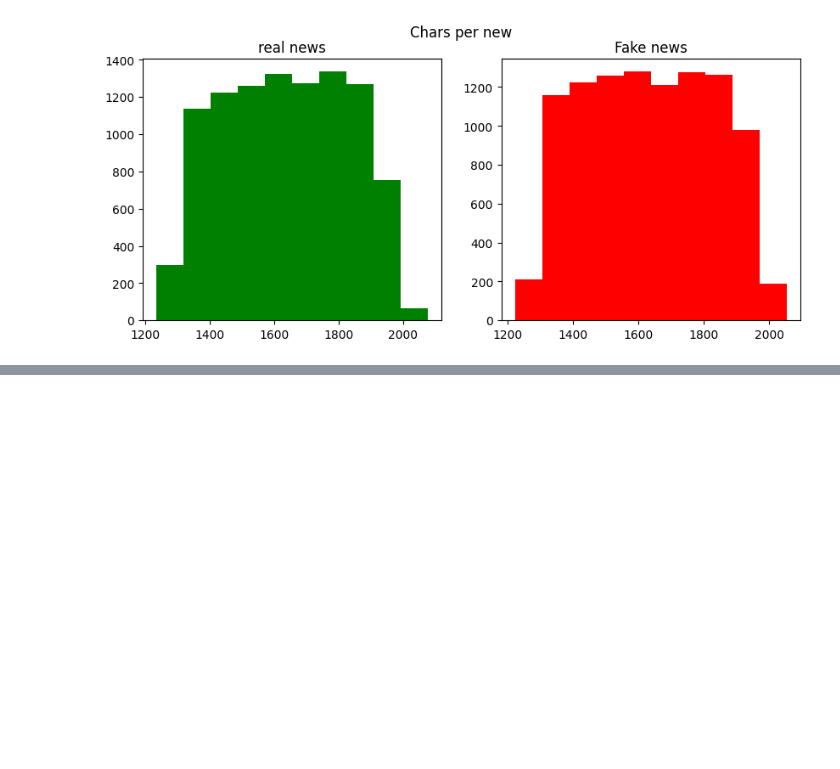
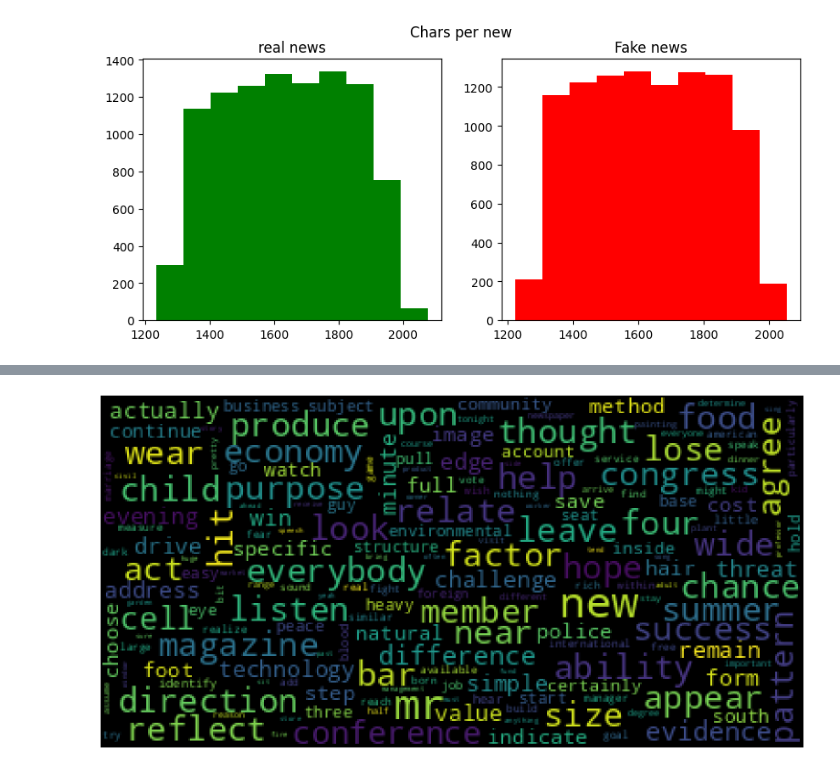
Before and after one commit to Pelli223/aiiotFakeNews, a Jupyter notebook: analisisYLimpiezaDatos.ipynb, the cells around one changed output, grey strips where cells are left out. Saved outputs shown, nothing was run; the diff lists cells and outputs as text; code cells hidden in the pictures; blank space fills up the shorter version.

```diff
--- a/analisisYLimpiezaDatos.ipynb
+++ b/analisisYLimpiezaDatos.ipynb
@@ -39,4 +47,7 @@ Primero comprobamos la calidad de los datos en sí del dataset escogido, para el
 # %%
+df.dropna(inplace=True)
+df.drop_duplicates(inplace=True)
+
 cont = df['label'].value_counts()
 
 print(cont)
@@ -210,0 +235,17 @@ content articl contain detail analysi report
+# %%
+# Apply lemmatization on tokens
+def lemmatize(text):
+    word_net = WordNetLemmatizer()
+    return [word_net.lemmatize(word) for word in text]
+
+df_encoded['text'] = df_encoded['text'].apply(lambda x: lemmatize(x.split()))
+df_encoded['title'] = df_encoded['title'].apply(lambda x: lemmatize(x.split()))
+# %%
+print(df_encoded['text'].head(10))
+print(df_encoded['title'].head(10))
+
+df_encoded['text'] = df_encoded['text'].apply(lambda x: ' '.join(x))
+df_encoded['title'] = df_encoded['title'].apply(lambda x: ' '.join(x))
+
+print(df_encoded['text'].head(10))
+print(df_encoded['title'].head(10))
@@ -210,0 +270,12 @@ content articl contain detail analysi report
+# %%
+text = " ".join([x for x in df_encoded['text']])
+# Create and generate a word cloud image:
+wordcloud = WordCloud(max_font_size=25, max_words=1000).generate(text)
+
+# Display the generated image:
+plt.figure(figsize= [20,10])
+plt.imshow(wordcloud)
+plt.axis("off")
+plt.show()
+# %% [output]
+[figure, added]
```
Also changed, not shown: parts of 11 cells of this notebook.
